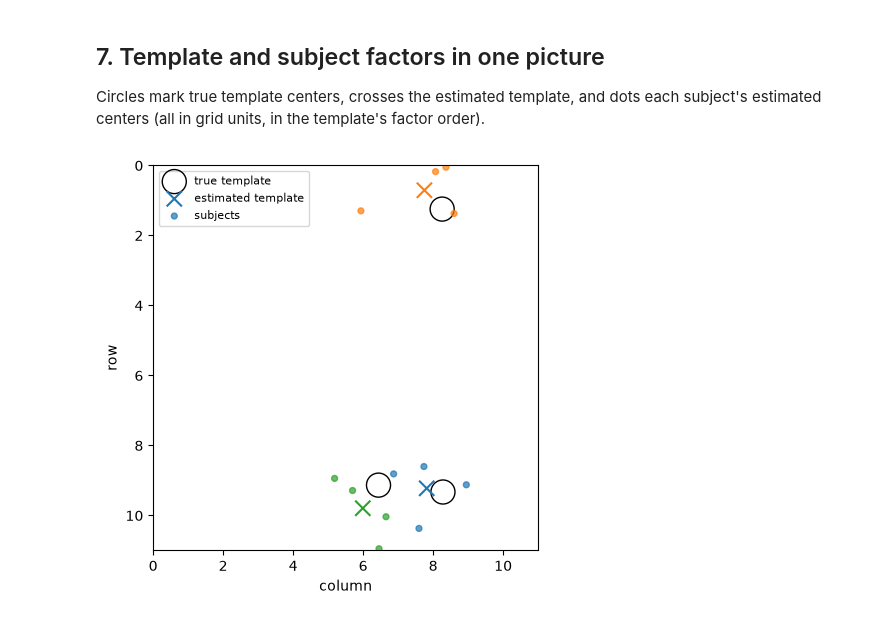
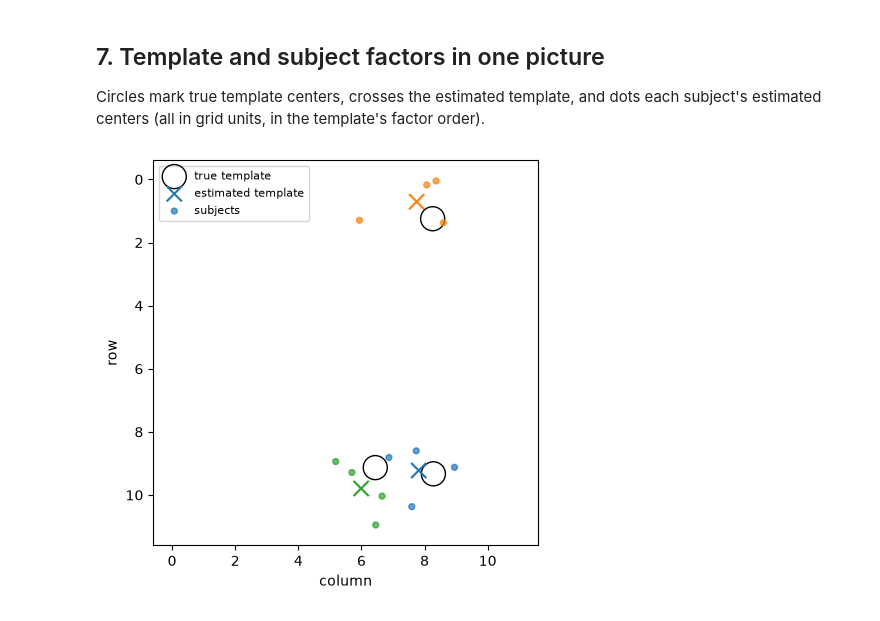
Before and after one commit to ContextLab/htfa, a Jupyter notebook: docs/tutorials/03_htfa_multi_subject.ipynb, the cells around one changed output. Drawn from its saved outputs; the diff is of its cells as text; code cells hidden in the pictures.

```diff
--- a/docs/tutorials/03_htfa_multi_subject.ipynb
+++ b/docs/tutorials/03_htfa_multi_subject.ipynb
@@ -246,33 +245,37 @@ ax.scatter(
     true_c[:, 1],
     true_c[:, 0],
     s=300,
     facecolors="none",
     edgecolors="k",
     label="true template",
 )
 ax.scatter(
     model.global_centers_[:, 1],
     model.global_centers_[:, 0],
     marker="x",
     s=120,
     c=colors,
     label="estimated template",
 )
 for s in range(n_sub):
     ax.scatter(
         model.centers_[s][:, 1],
         model.centers_[s][:, 0],
         c=colors,
         s=18,
         alpha=0.7,
         label="subjects" if s == 0 else None,
     )
-ax.set_xlim(0, 11)
-ax.set_ylim(11, 0)
+# Include every estimated center, including those outside the sampled grid.
+all_centers = np.vstack([true_c, model.global_centers_, *model.centers_])
+lo = np.minimum(all_centers.min(axis=0), 0) - 0.6
+hi = np.maximum(all_centers.max(axis=0), 11) + 0.6
+ax.set_xlim(lo[1], hi[1])
+ax.set_ylim(hi[0], lo[0])
 ax.set_xlabel("column")
 ax.set_ylabel("row")
 ax.set_aspect("equal")
 ax.legend(fontsize=8)
 plt.show()
 # %% [output]
-[figure, old version]
+[figure, new version]
```
Also changed, not shown: parts of 3 cells of this notebook, 49 other files.
